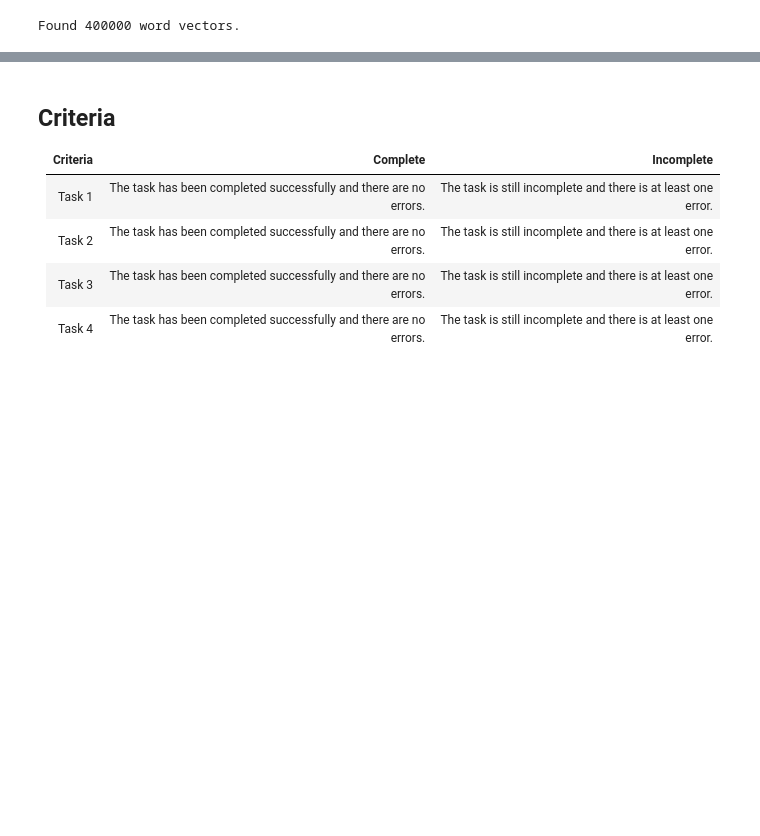
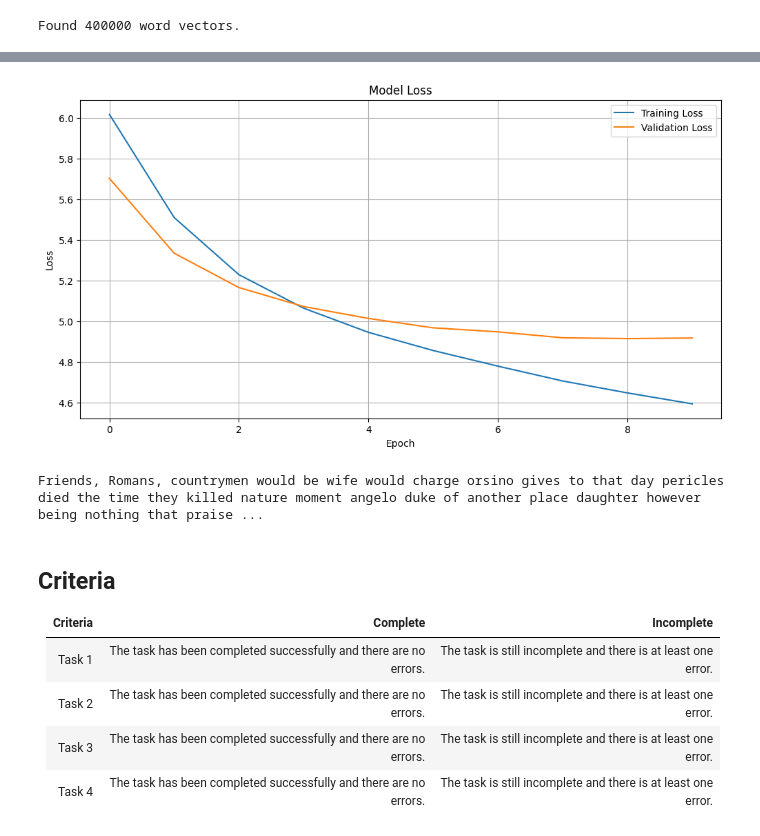
Before and after one commit to zekiyerdem/deep_learning, a Jupyter notebook: 02_activities/assignments/assignment_2.ipynb, the cells around one changed output, grey strips where cells are left out. Cells and saved outputs as stored; diff of their text form; code cells hidden in the pictures; blank space fills up the shorter version.

```diff
--- a/02_activities/assignments/assignment_2.ipynb
+++ b/02_activities/assignments/assignment_2.ipynb
@@ -458,2 +522,9 @@ You need to complete the previous parts of your assignment in order for this to
 
 # Your code here
+# %%
+# Compile the model
+optimizer = Adam(learning_rate=0.001)
+model.compile(optimizer=optimizer, loss='categorical_crossentropy', metrics=['accuracy'])
+
+# Print the model summary
+model.summary()
@@ -459,0 +553,6 @@ You need to complete the previous parts of your assignment in order for this to
+# %%
+# Fit the model
+epochs = 10
+batch_size = 32
+
+history = model.fit(X_train, y_train, epochs=epochs, batch_size=batch_size, validation_data=(X_val, y_val))
@@ -459,0 +580,17 @@ You need to complete the previous parts of your assignment in order for this to
+# %%
+# Evaluate the model
+loss, accuracy = model.evaluate(X_val, y_val)
+print(f"Validation Loss: {loss}")
+print(f"Validation Accuracy: {accuracy}")
+
+# Plot training & validation loss values
+plt.figure(figsize=(12, 6))
+plt.plot(history.history['loss'], label='Training Loss')
+plt.plot(history.history['val_loss'], label='Validation Loss')
+plt.title('Model Loss')
+plt.xlabel('Epoch')
+plt.ylabel('Loss')
+plt.legend(loc='upper right')
+plt.grid(True)
+plt.show()
+# %% [output]
@@ -460,3 +600,12 @@ You need to complete the previous parts of your assignment in order for this to
+[figure, added]
+# %%
+# Generate and print new text
+seed_text = "Friends, Romans, countrymen"
+max_sequence_len = SEQ_LENGTH
+generated_text = generate_text(model, tokenizer, seed_text, max_sequence_len, num_words_to_generate=50)
+print(generated_text)
+# %% [output]
+Friends, Romans, countrymen would be wife would charge orsino gives to that day pericles died the time they killed nature moment angelo duke of another place daughter however being nothing that praise ...
 # %% [markdown]
 ## Criteria
 
```
Also changed, not shown: parts of 28 cells of this notebook.
